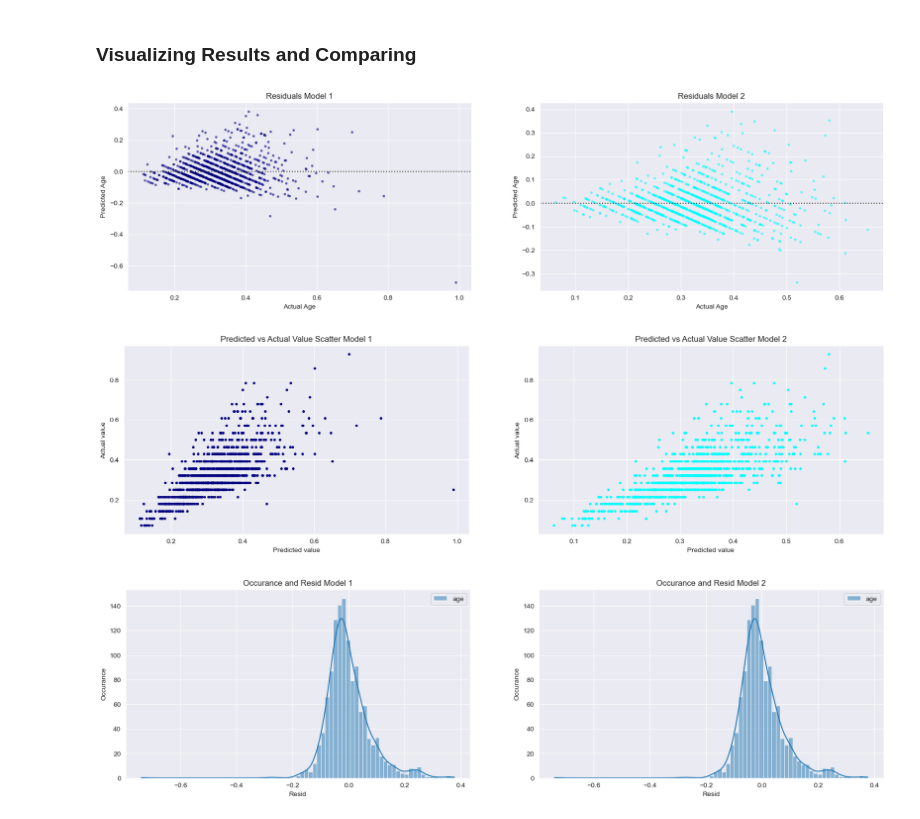
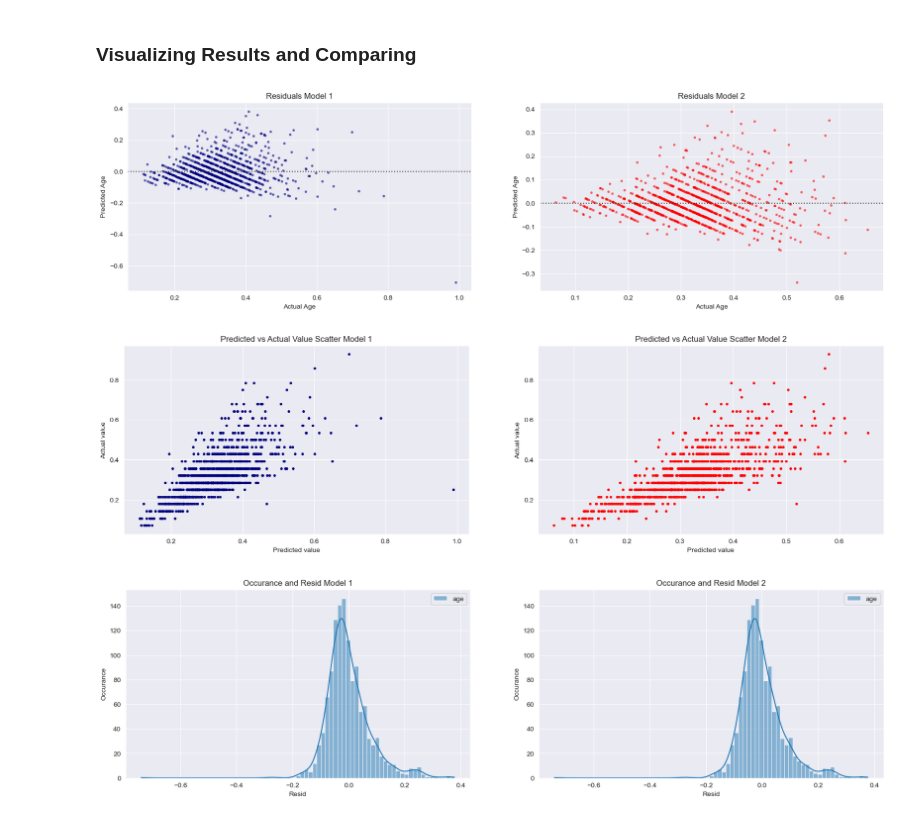
Before and after one commit to Ohm-Rajpal/AbaloneMachineLearningProject, a Jupyter notebook: Abalone ML Prediction.ipynb, the cells around one changed output. Saved outputs shown, nothing was run; the diff lists cells and outputs as text; code cells hidden in the pictures.

```diff
--- a/Abalone ML Prediction.ipynb
+++ b/Abalone ML Prediction.ipynb
@@ -302,36 +302,36 @@ plt.ylabel('Predicted Age')
 
 plt.subplot(1, 2, 2)
 # Resid plot 2
-sns.residplot(x=prediction_two, y=y_test, scatter_kws={'color':'cyan', 's':7, 'alpha':0.5})
+sns.residplot(x=prediction_two, y=y_test, scatter_kws={'color':'red', 's':7, 'alpha':0.5})
 plt.title('Residuals Model 2')
 plt.xlabel('Actual Age')
 plt.ylabel('Predicted Age')
 
 plt.show()
 # %% [output]
-[figure, old version]
+[figure, new version]
 # %%
 # The linear relationship seems more reliable in model two compared to model one
 plt.figure(figsize=[20, 5])
 
 plt.subplot(1, 2, 1)
 # Scatter plot 1
 plt.scatter(prediction_one, y_test, s=8, color='navy')
 plt.xlabel('Predicted value')
 plt.ylabel('Actual value')
 plt.title('Predicted vs Actual Value Scatter Model 1')
 
 plt.subplot(1, 2, 2)
 # Scatter plot 2
-plt.scatter(prediction_two, y_test, s=8, color='cyan')
+plt.scatter(prediction_two, y_test, s=8, color='red')
 plt.xlabel('Predicted value')
 plt.ylabel('Actual value')
 plt.title('Predicted vs Actual Value Scatter Model 2')
 
 # Show all plots
 plt.show()
 # %% [output]
-[figure, old version]
+[figure, new version]
 # %%
 # Model two and one look roughly the same
 
```
Also changed, not shown: parts of 5 cells of this notebook.
